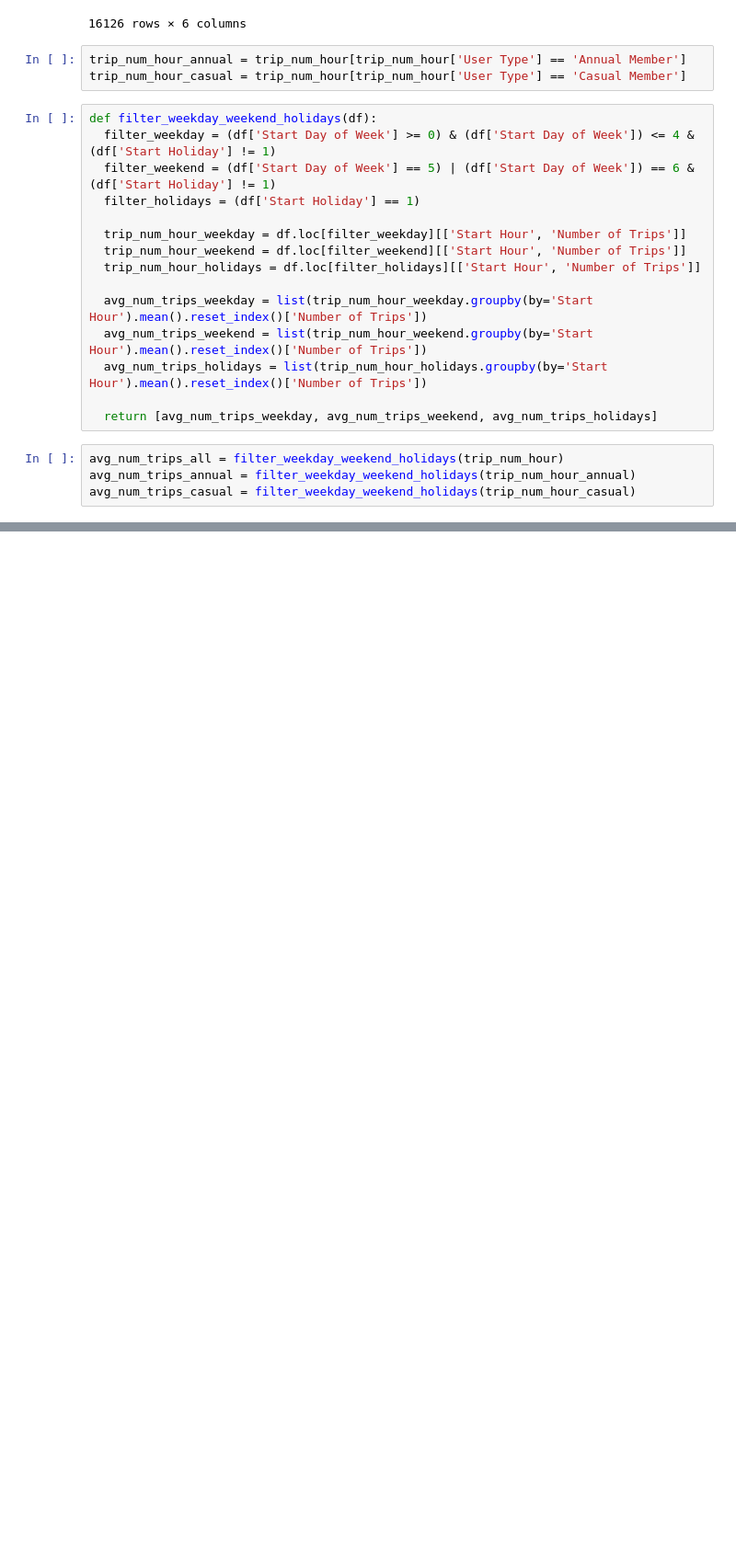
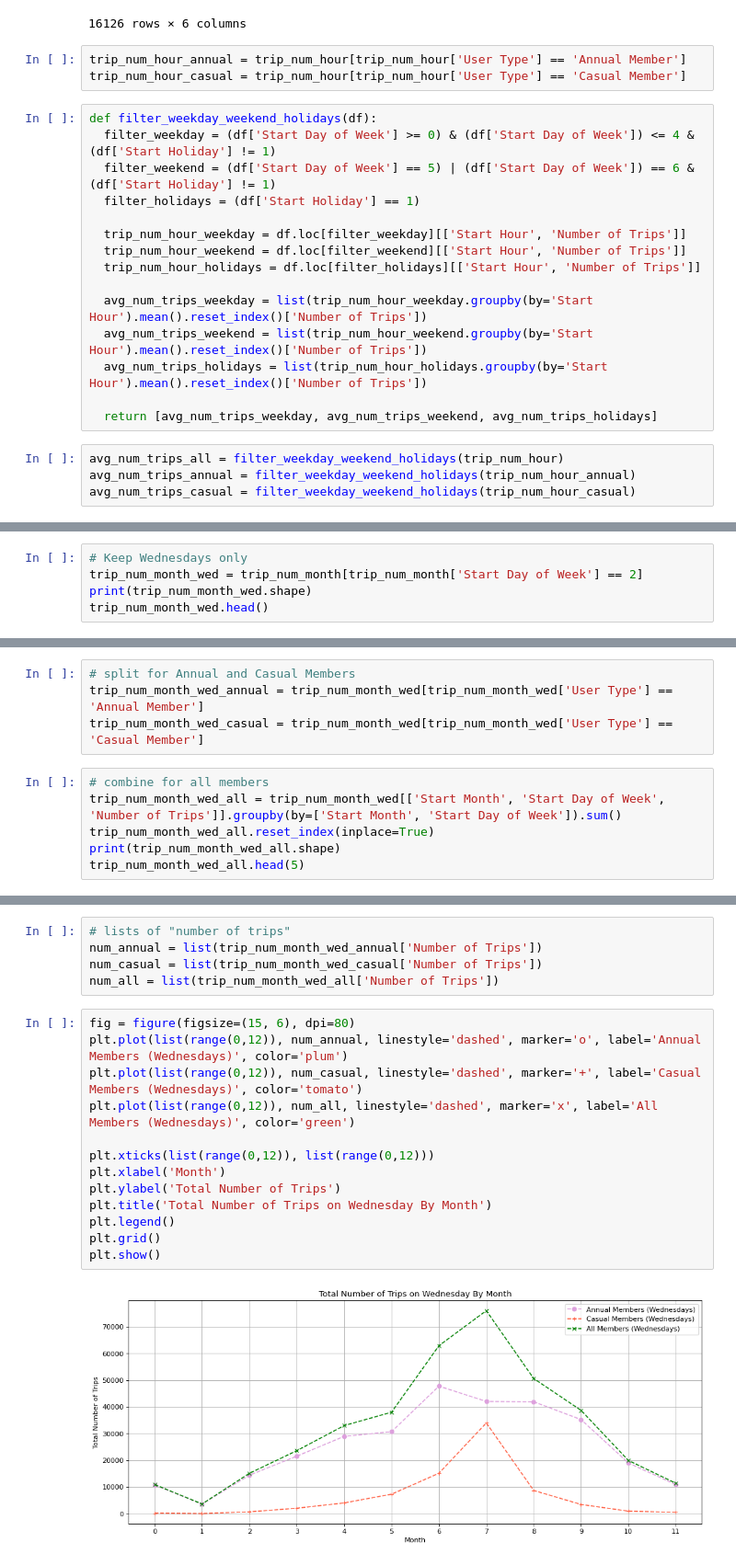
Before and after one commit to lisijia6/Share-Bike-Station-Clustering-and-Usage-Prediction, a Jupyter notebook: 1_Exploratory Analysis/1 Exploratory Analysis (Bikeshare Ridership 2019).ipynb, the cells around one changed output, grey strips where cells are left out. Shown at 92% size. Drawn from its saved outputs; the diff is of its cells as text; blank space fills up the shorter version.

```diff
--- a/1_Exploratory Analysis/1 Exploratory Analysis (Bikeshare Ridership 2019).ipynb
+++ b/1_Exploratory Analysis/1 Exploratory Analysis (Bikeshare Ridership 2019).ipynb
@@ -684,0 +728,5 @@ plt.show()
+# %%
+# Keep Wednesdays only
+trip_num_month_wed = trip_num_month[trip_num_month['Start Day of Week'] == 2]
+print(trip_num_month_wed.shape)
+trip_num_month_wed.head()
@@ -684,0 +741,10 @@ plt.show()
+# %%
+# split for Annual and Casual Members
+trip_num_month_wed_annual = trip_num_month_wed[trip_num_month_wed['User Type'] == 'Annual Member']
+trip_num_month_wed_casual = trip_num_month_wed[trip_num_month_wed['User Type'] == 'Casual Member']
+# %%
+# combine for all members
+trip_num_month_wed_all = trip_num_month_wed[['Start Month', 'Start Day of Week', 'Number of Trips']].groupby(by=['Start Month', 'Start Day of Week']).sum()
+trip_num_month_wed_all.reset_index(inplace=True)
+print(trip_num_month_wed_all.shape)
+trip_num_month_wed_all.head(5)
@@ -684,0 +759,20 @@ plt.show()
+# %%
+# lists of "number of trips"
+num_annual = list(trip_num_month_wed_annual['Number of Trips'])
+num_casual = list(trip_num_month_wed_casual['Number of Trips'])
+num_all = list(trip_num_month_wed_all['Number of Trips'])
+# %%
+fig = figure(figsize=(15, 6), dpi=80)
+plt.plot(list(range(0,12)), num_annual, linestyle='dashed', marker='o', label='Annual Members (Wednesdays)', color='plum')
+plt.plot(list(range(0,12)), num_casual, linestyle='dashed', marker='+', label='Casual Members (Wednesdays)', color='tomato')
+plt.plot(list(range(0,12)), num_all, linestyle='dashed', marker='x', label='All Members (Wednesdays)', color='green')
+
+plt.xticks(list(range(0,12)), list(range(0,12)))
+plt.xlabel('Month')
+plt.ylabel('Total Number of Trips')
+plt.title('Total Number of Trips on Wednesday By Month')
+plt.legend()
+plt.grid()
+plt.show()
+# %% [output]
+[figure, added]
```
Also changed, not shown: parts of 23 cells of this notebook, 1 other file.
